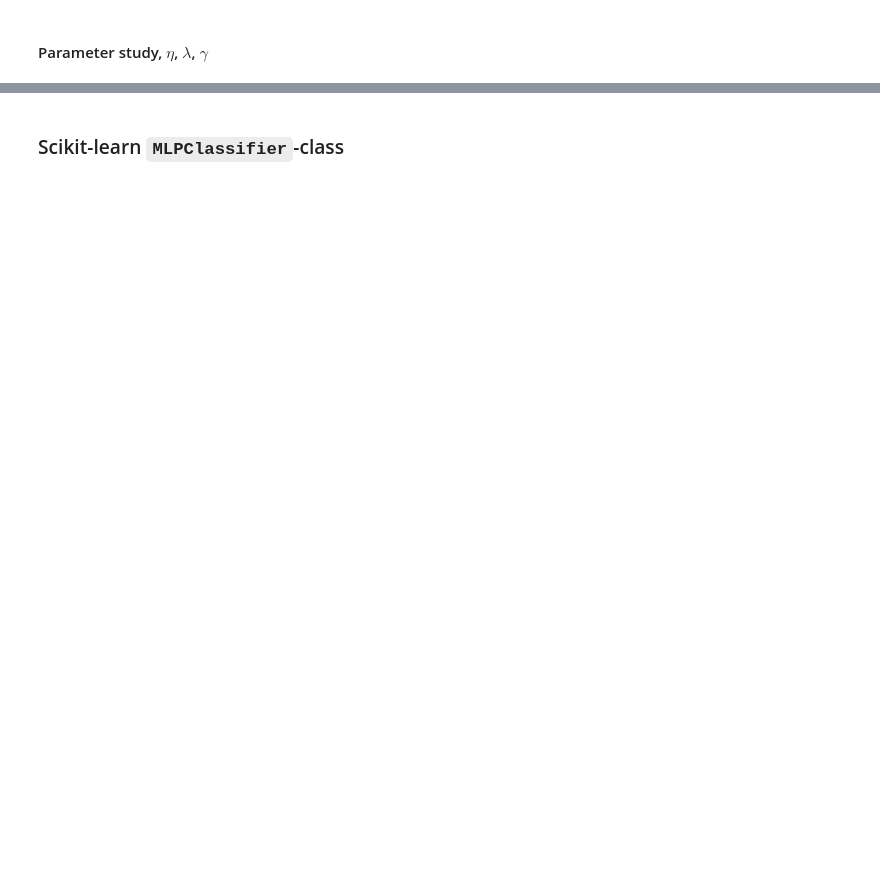
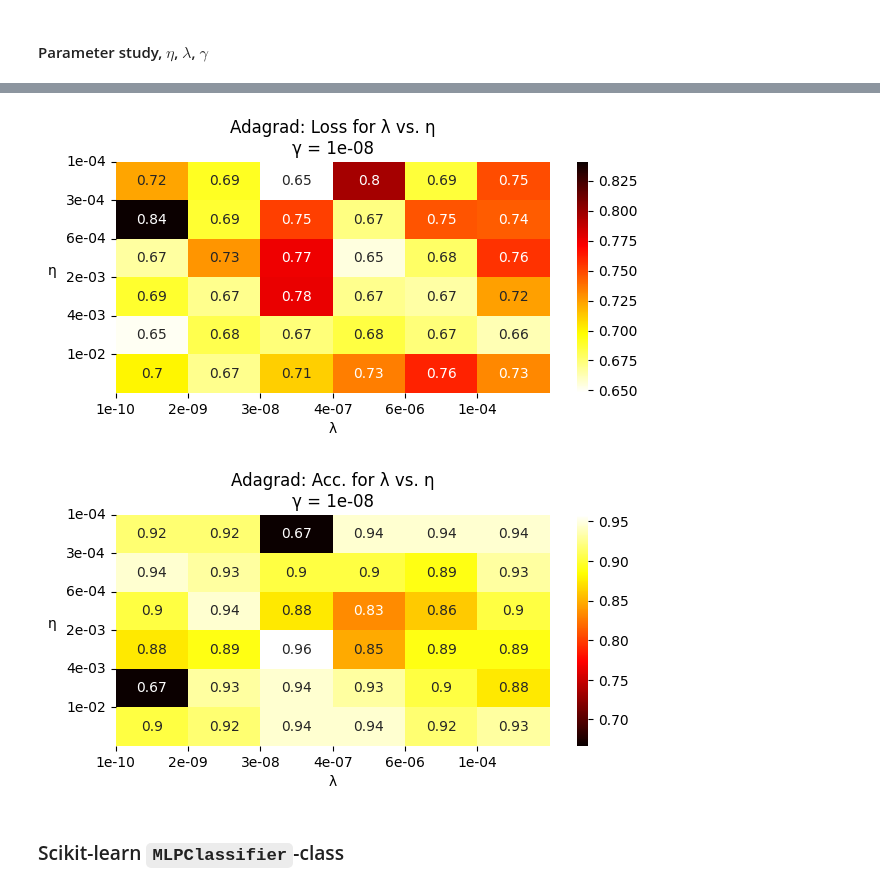
Before and after one commit to andersthorstadboe/project-2-fys-stk4155-ffneural-network, a Jupyter notebook: 01-main/project-02-FFNN-Classifiction.ipynb, the cells around one changed output, grey strips where cells are left out. Cells and saved outputs as stored; diff of their text form; code cells hidden in the pictures; blank space fills up the shorter version.

```diff
--- a/01-main/project-02-FFNN-Classifiction.ipynb
+++ b/01-main/project-02-FFNN-Classifiction.ipynb
@@ -364,0 +398,27 @@ fig,bx = lambda_eta(ACC,[lmbda,eta],
+# %%
+ADAM_decay = [0.9,0.99]
+fig,ax = lambda_eta(LOSS,[lmbda,eta],
+                    axis_tick_labels=[[f'{y:.0e}' for y in lmbda],[f'{y:.0e}' for y in eta]],
+                    cbar_lim=[LOSS.min(),LOSS.max()],
+                    #cbar_lim=[0.0,4.],
+                    cmap='hot_r'#,save=True,f_name='grid_search_eta_lamb_ADAM_linreg.png'  #hot
+                    )
+fig.set_size_inches(7,3)
+#ax.set_xlabel('ρ')
+#_ = ax.set_title(f'{GDMethod.__class__.__name__}: Loss for λ vs. η\nρ = (%g, %g)' %(ADAM_decay[0],ADAM_decay[1]))
+#_ = ax.set_title(f'{GDMethod.__class__.__name__}: Loss for λ vs. η\nρ = %g' %(decay))
+_ = ax.set_title(f'{GDMethod.__class__.__name__}: Loss for λ vs. η\nγ = %.0e' %(gamma))
+
+fig0,bx = lambda_eta(ACC,[lmbda,eta],
+                    axis_tick_labels=[[f'{y:.0e}' for y in lmbda],[f'{y:.0e}' for y in eta]],
+                    cbar_lim=[ACC.min(),ACC.max()],
+                    #cbar_lim=[0.0,4.],
+                    cmap='hot'#,save=True,f_name='grid_search_eta_lamb_ADAM_linreg.png'  #hot
+                    )
+fig0.set_size_inches(7,3)
+#ax.set_xlabel('ρ')
+#_ = bx.set_title(f'{GDMethod.__class__.__name__}: Acc. for λ vs. η\nρ = %g' %(decay))
+_ = bx.set_title(f'{GDMethod.__class__.__name__}: Acc. for λ vs. η\nγ = %.0e' %(gamma))
+# %% [output]
+[figure, added]
+[figure, added]
```
Also changed, not shown: parts of 15 cells of this notebook, 16 other files.
